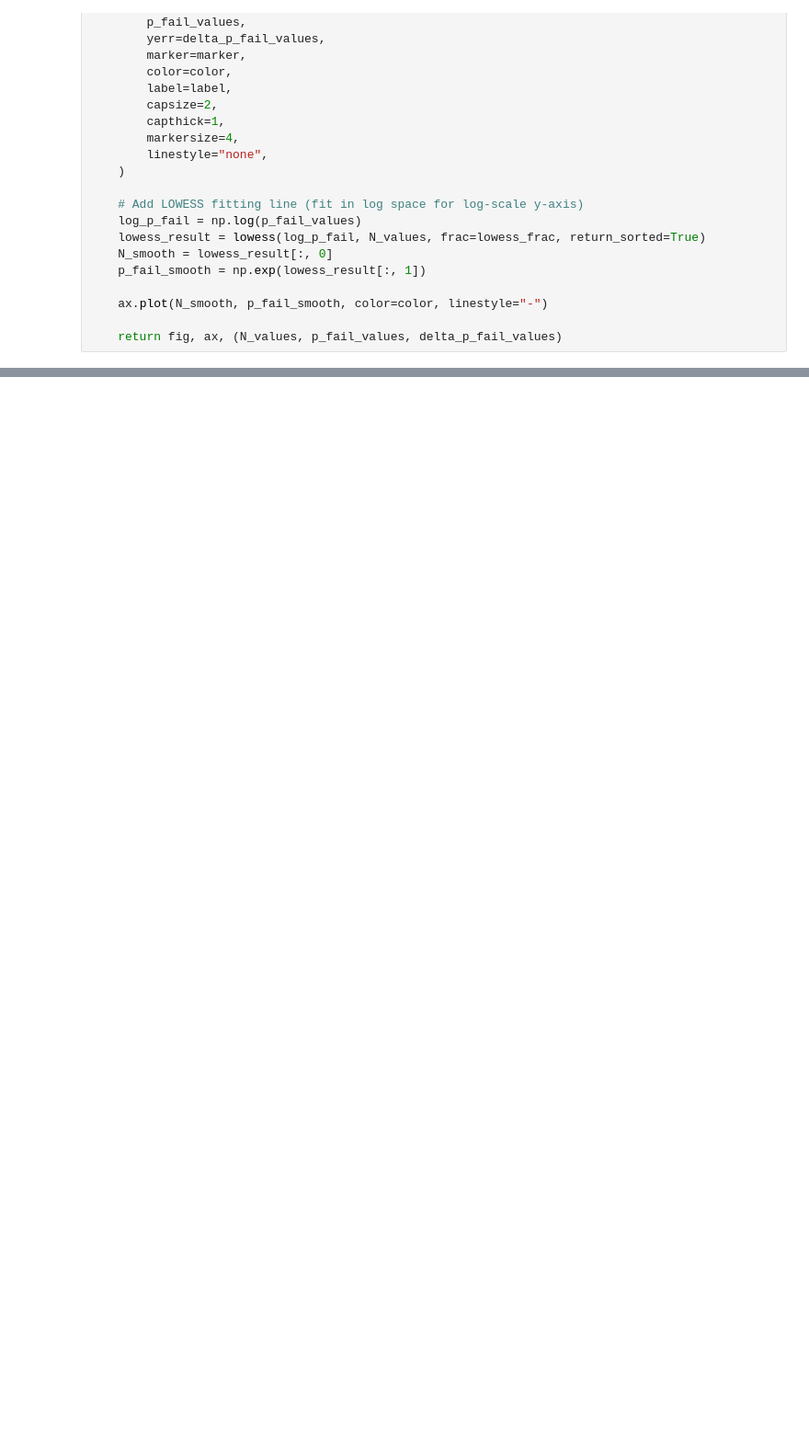
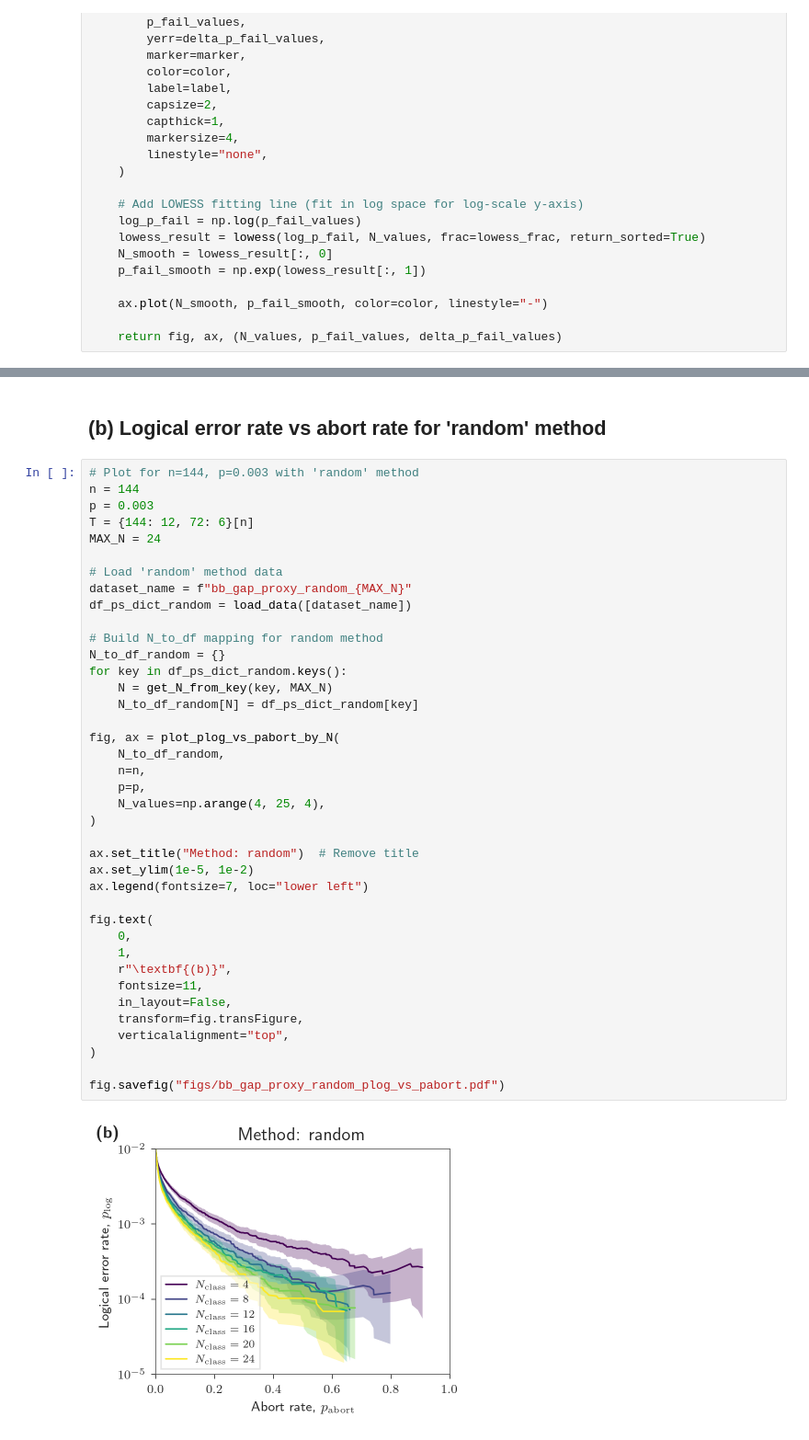
Before and after one commit to NOT4LONG01/soft-info-code-switch, a Jupyter notebook: simulations/analysis/notebooks/bb_code_gap_proxy_analysis.ipynb, the cells around one changed output, grey strips where cells are left out. Shown at 92% size. Drawn from its saved outputs; the diff is of its cells as text; blank space fills up the shorter version.

```diff
--- a/simulations/analysis/notebooks/bb_code_gap_proxy_analysis.ipynb
+++ b/simulations/analysis/notebooks/bb_code_gap_proxy_analysis.ipynb
@@ -470 +501,44 @@ fig.text(
+# %% [markdown]
+## (b) Logical error rate vs abort rate for 'random' method
+# %%
+# Plot for n=144, p=0.003 with 'random' method
+n = 144
+p = 0.003
+T = {144: 12, 72: 6}[n]
+MAX_N = 24
+
+# Load 'random' method data
+dataset_name = f"bb_gap_proxy_random_{MAX_N}"
+df_ps_dict_random = load_data([dataset_name])
+
+# Build N_to_df mapping for random method
+N_to_df_random = {}
+for key in df_ps_dict_random.keys():
+    N = get_N_from_key(key, MAX_N)
+    N_to_df_random[N] = df_ps_dict_random[key]
+
+fig, ax = plot_plog_vs_pabort_by_N(
+    N_to_df_random,
+    n=n,
+    p=p,
+    N_values=np.arange(4, 25, 4),
+)
+
+ax.set_title("Method: random")  # Remove title
+ax.set_ylim(1e-5, 1e-2)
+ax.legend(fontsize=7, loc="lower left")
+
+fig.text(
+    0,
+    1,
+    r"\textbf{(b)}",
+    fontsize=11,
+    in_layout=False,
+    transform=fig.transFigure,
+    verticalalignment="top",
+)
+
+fig.savefig("figs/bb_gap_proxy_random_plog_vs_pabort.pdf")
+# %% [output]
+[figure, added]
 # %% [markdown]
```
Also changed, not shown: parts of 11 cells of this notebook, 8 other files.
